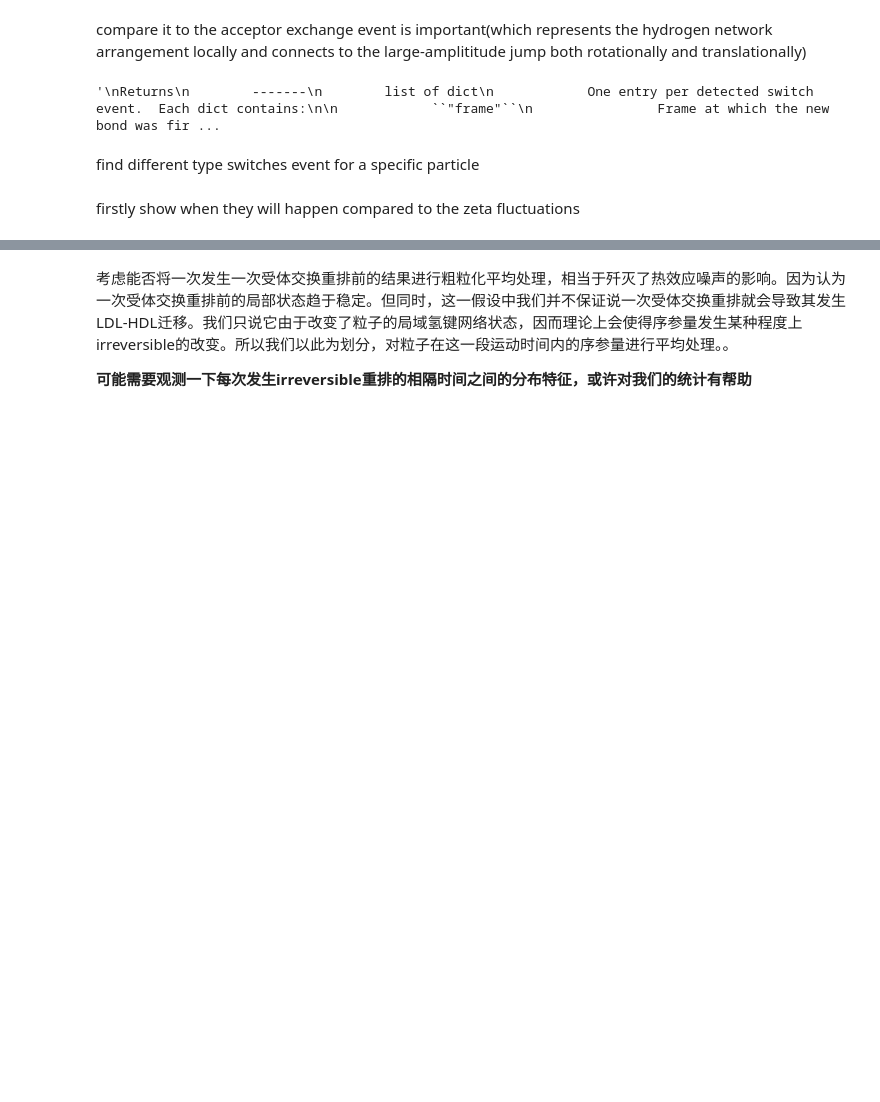
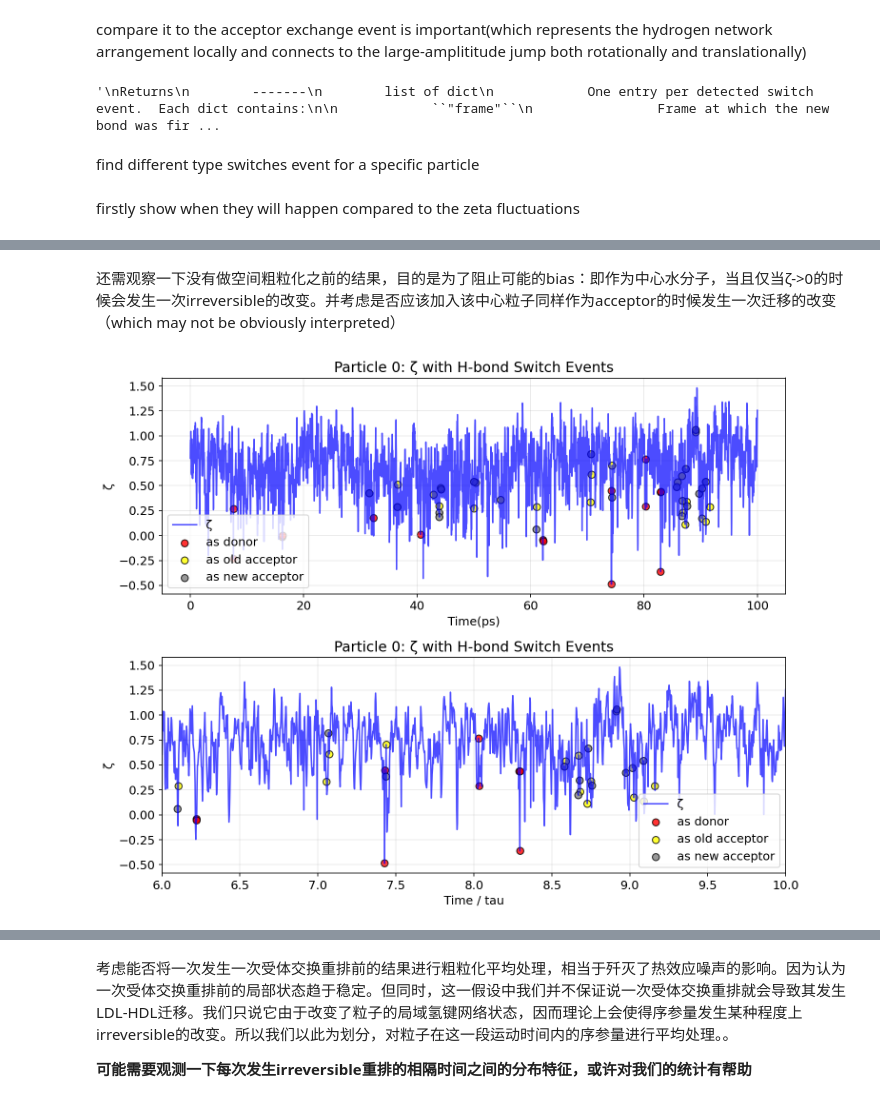
Before and after one commit to JamesHuoyu/SupercooledWater, a Jupyter notebook: notebooks/zeta.ipynb, the cells around one changed output, grey strips where cells are left out. Saved outputs shown, nothing was run; the diff lists cells and outputs as text; code cells hidden in the pictures; blank space fills up the shorter version.

```diff
--- a/notebooks/zeta.ipynb
+++ b/notebooks/zeta.ipynb
@@ -352,0 +447,66 @@ plt.tight_layout()
+# %% [markdown]
+还需观察一下没有做空间粗粒化之前的结果，目的是为了阻止可能的bias：即作为中心水分子，当且仅当ζ->0的时候会发生一次irreversible的改变。并考虑是否应该加入该中心粒子同样作为acceptor的时候发生一次迁移的改变（which may not be obviously interpreted）
+# %%
+zeta_particle_noncg = zeta_all[:, particle_id]
+
+
+fig, axes = plt.subplots(2,1,figsize=(10, 8))
+
+ax = axes[0]
+ax.plot(time_points, zeta_particle_noncg, 'b-', linewidth=1.5, alpha=0.7, label='ζ')
+if donor_switches:
+    switch_frames = [switch['frame'] for switch in donor_switches]
+    # switch_angles = [switch['jump_angle_deg'] for switch in donor_switches]
+
+    switch_zeta_noncg = [zeta_particle_noncg[frame] for frame in switch_frames
+                    if frame < len(zeta_particle_noncg)]
+
+    scatter = ax.scatter(np.array(switch_frames[:len(switch_zeta_noncg)])*u.trajectory.dt, switch_zeta_noncg, c='red', s=50, alpha=0.8, marker='o', edgecolors='black', linewidth=1, label='as donor')
+
+if oacceptor_switches:
+    oswitch_frames = [switch['frame'] for switch in oacceptor_switches]
+    # switch_angles = [switch['jump_angle_deg'] for switch in oacceptor_switches]
+
+    oswitch_zeta_noncg = [zeta_particle_noncg[frame] for frame in oswitch_frames
+                    if frame < len(zeta_particle_noncg)]
+
+    scatter = ax.scatter(np.array(oswitch_frames[:len(oswitch_zeta_noncg)])*u.trajectory.dt, oswitch_zeta_noncg, c='yellow', s=50, alpha=0.8, marker='o', edgecolors='black', linewidth=1, label='as old acceptor')
+
+if nacceptor_switches:
+    nswitch_frames = [switch['frame'] for switch in nacceptor_switches]
+    # switch_angles = [switch['jump_angle_deg'] for switch in nacceptor_switches]
+
+    nswitch_zeta_noncg = [zeta_particle_noncg[frame] for frame in nswitch_frames
+                    if frame < len(zeta_particle_noncg)]
+
+    scatter = ax.scatter(np.array(nswitch_frames[:len(nswitch_zeta_noncg)])*u.trajectory.dt, nswitch_zeta_noncg, c='grey', s=50, alpha=0.8, marker='o', edgecolors='black', linewidth=1, label='as new acceptor')
+
+ax.set(
+    xlabel='Time(ps)',
+    ylabel='ζ',
+    title=f'Particle {particle_idx}: ζ with H-bond Switch Events'
+)
+ax.grid(True, alpha=0.3)
+ax.legend()
+
+ax = axes[1]
+ax.plot(time_simply, zeta_particle_noncg, 'b-', linewidth=1.5, alpha=0.7, label='ζ')
+
+if donor_switches:
+    scatter = ax.scatter(np.array(switch_frames[:len(switch_zeta_noncg)])* u.trajectory.dt / time_tau, switch_zeta_noncg, c='red', s=50, alpha=0.8, marker='o', edgecolors='black', linewidth=1, label='as donor')
+if oacceptor_switches:
+    scatter = ax.scatter(np.array(oswitch_frames[:len(oswitch_zeta_noncg)])* u.trajectory.dt / time_tau, oswitch_zeta_noncg, c='yellow', s=50, alpha=0.8, marker='o', edgecolors='black', linewidth=1, label='as old acceptor')
+if nacceptor_switches:
+    scatter = ax.scatter(np.array(nswitch_frames[:len(nswitch_zeta_noncg)])* u.trajectory.dt / time_tau, nswitch_zeta_noncg, c='grey', s=50, alpha=0.8, marker='o', edgecolors='black', linewidth=1, label='as new acceptor')
+ax.set(
+    xlim = (6, 10),
+    xlabel='Time / tau',
+    ylabel='ζ',
+    title=f'Particle {particle_idx}: ζ with H-bond Switch Events'
+)
+ax.grid(True, alpha=0.3)
+ax.legend()
+
+plt.tight_layout()
+# %% [output]
+[figure, added]
```
Also changed, not shown: parts of 9 cells of this notebook, 3 other files.
